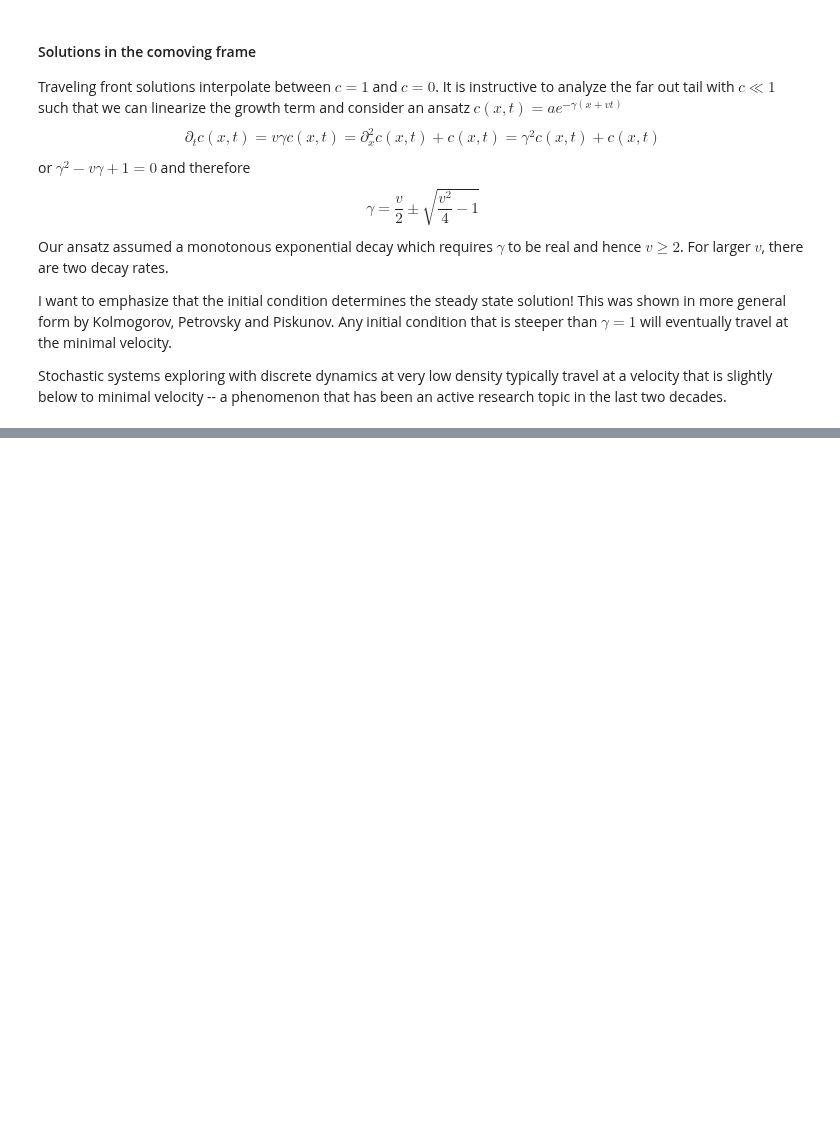
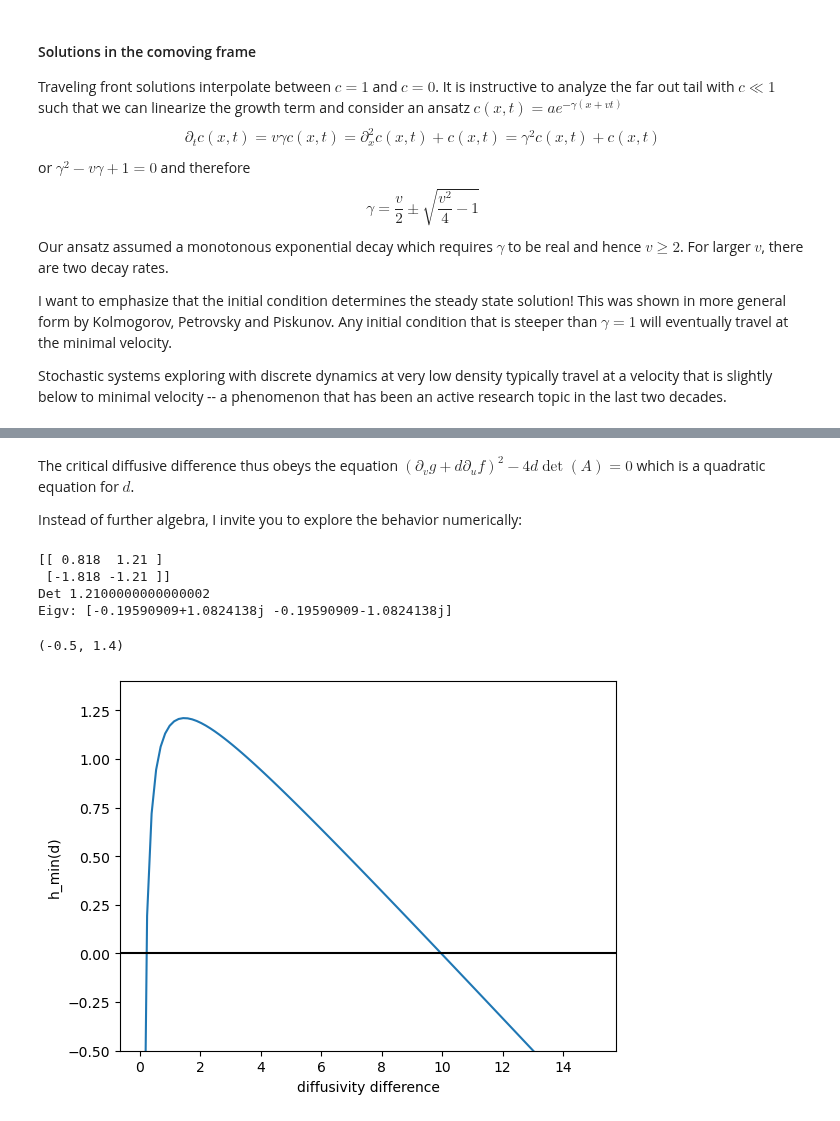
Before and after one commit to neherlab/data-to-physical-models-in-biology-materials, a Jupyter notebook: w08-DiffusionContd.ipynb, the cells around one changed output, grey strips where cells are left out. Drawn from its saved outputs; the diff is of its cells as text; code cells hidden in the pictures; blank space fills up the shorter version.

```diff
--- a/w08-DiffusionContd.ipynb
+++ b/w08-DiffusionContd.ipynb
@@ -254,0 +332,39 @@ expected velocity=2.0
+# %% [markdown]
+The critical diffusive difference thus obeys the equation $(\partial_v g + d \partial_u f)^2- 4d\det(A)=0$ which is a quadratic equation for $d$.
+
+Instead of further algebra, I invite you to explore the behavior numerically:
+# %%
+a,b = .1,1
+def f(u,v):
+    return a - u + u**2*v
+
+def g(u,v):
+    return b - u**2*v
+
+## steady state
+# u**2v = b
+# u = a+b
+# v = b/(a+b)**2
+# %%
+# at the steady state, the jacobian is
+def jac(u,v):
+    return np.array([[-1 + 2*u*v, u**2], [-2*u*v, -u**2]])
+
+j = jac(a+b, b/(a+b)**2)
+print(np.round(j,3))
+print("Det", np.linalg.det(j))
+print("Eigv:", np.linalg.eig(j)[0])
+
+d = np.linspace(0.1, 15,101)
+plt.plot(d, np.linalg.det(j) - (j[1,1] + d*j[0,0])**2/4/d)
+plt.axhline(0, c='k')
+plt.xlabel('diffusivity difference')
+plt.ylabel('h_min(d)')
+plt.ylim(-0.5, 1.4)
+# %% [output]
+[[ 0.818  1.21 ]
+ [-1.818 -1.21 ]]
+Det 1.2100000000000002
+Eigv: [-0.19590909+1.0824138j -0.19590909-1.0824138j]
+(-0.5, 1.4)
+[figure, added]
```
Also changed, not shown: parts of 8 cells of this notebook.
